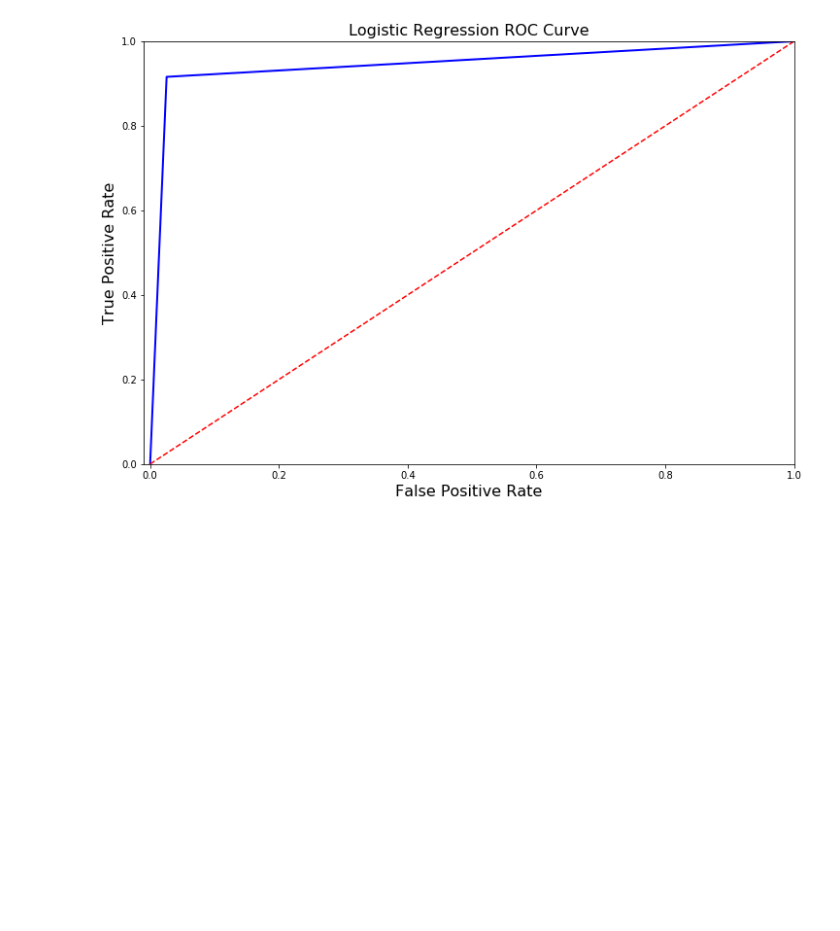
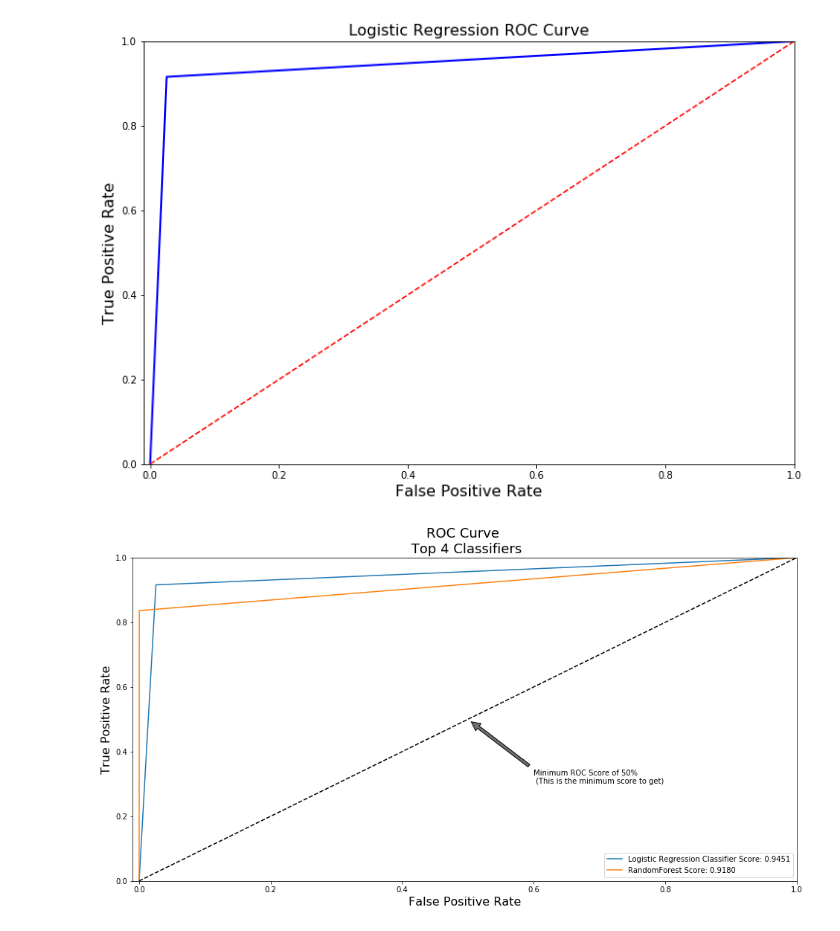
Before and after one commit to Mukesh8688/CreditCardFraudDetection, a Jupyter notebook: CreditCardFraudDetection.ipynb, the cells around one changed output. Drawn from its saved outputs; the diff is of its cells as text; code cells hidden in the pictures; blank space fills up the shorter version.

Commit message:
Add files via upload
code correction for ROC CURVE

```diff
--- a/CreditCardFraudDetection.ipynb
+++ b/CreditCardFraudDetection.ipynb
@@ -364,5 +364,5 @@ lg_pred = lg_pipeline.predict(X_test)
 
 rf_pipeline.fit(X_train,y_train)
 
-pred = pipeline.predict(X_test)
+rf_pred = pipeline.predict(X_test)
 # %%
@@ -558,24 +558,26 @@ plt.show()
 # %%
 # ROC CURVE For Test DATA
 
 log_fpr, log_tpr, log_thresold = roc_curve(y_test,lg_pred)
-rf_fpr, rf_tpr, rf_threshold = roc_curve(y_train, rf_pred)
+rf_fpr, rf_tpr, rf_threshold = roc_curve(y_test,rf_pred)
 
 
-def graph_roc_curve_multiple(log_fpr, log_tpr, knear_fpr, knear_tpr, svc_fpr, svc_tpr, tree_fpr, tree_tpr):
+def graph_roc_curve_multiple(log_fpr, log_tpr, rf_fpr, rf_tpr):
     plt.figure(figsize=(16,8))
     plt.title('ROC Curve \n Top 4 Classifiers', fontsize=18)
     plt.plot(log_fpr, log_tpr, label='Logistic Regression Classifier Score: {:.4f}'.format(roc_auc_score(y_test,lg_pred)))
 
-    plt.plot(rf_fpr, rf_tpr, label='RandomForest Score: {:.4f}'.format(roc_auc_score(y_train, tree_pred)))
+    plt.plot(rf_fpr, rf_tpr, label='RandomForest Score: {:.4f}'.format(roc_auc_score(y_test, rf_pred)))
     plt.plot([0, 1], [0, 1], 'k--')
     plt.axis([-0.01, 1, 0, 1])
     plt.xlabel('False Positive Rate', fontsize=16)
     plt.ylabel('True Positive Rate', fontsize=16)
     plt.annotate('Minimum ROC Score of 50% \n (This is the minimum score to get)', xy=(0.5, 0.5), xytext=(0.6, 0.3),
                 arrowprops=dict(facecolor='#6E726D', shrink=0.05),
                 )
     plt.legend()
 
-graph_roc_curve_multiple(log_fpr, log_tpr, knear_fpr, knear_tpr, svc_fpr, svc_tpr, tree_fpr, tree_tpr)
+graph_roc_curve_multiple(log_fpr, log_tpr, rf_fpr, rf_tpr)
 plt.show()
+# %% [output]
+[figure, added]
```
Also changed, not shown: parts of 1 cell of this notebook.
